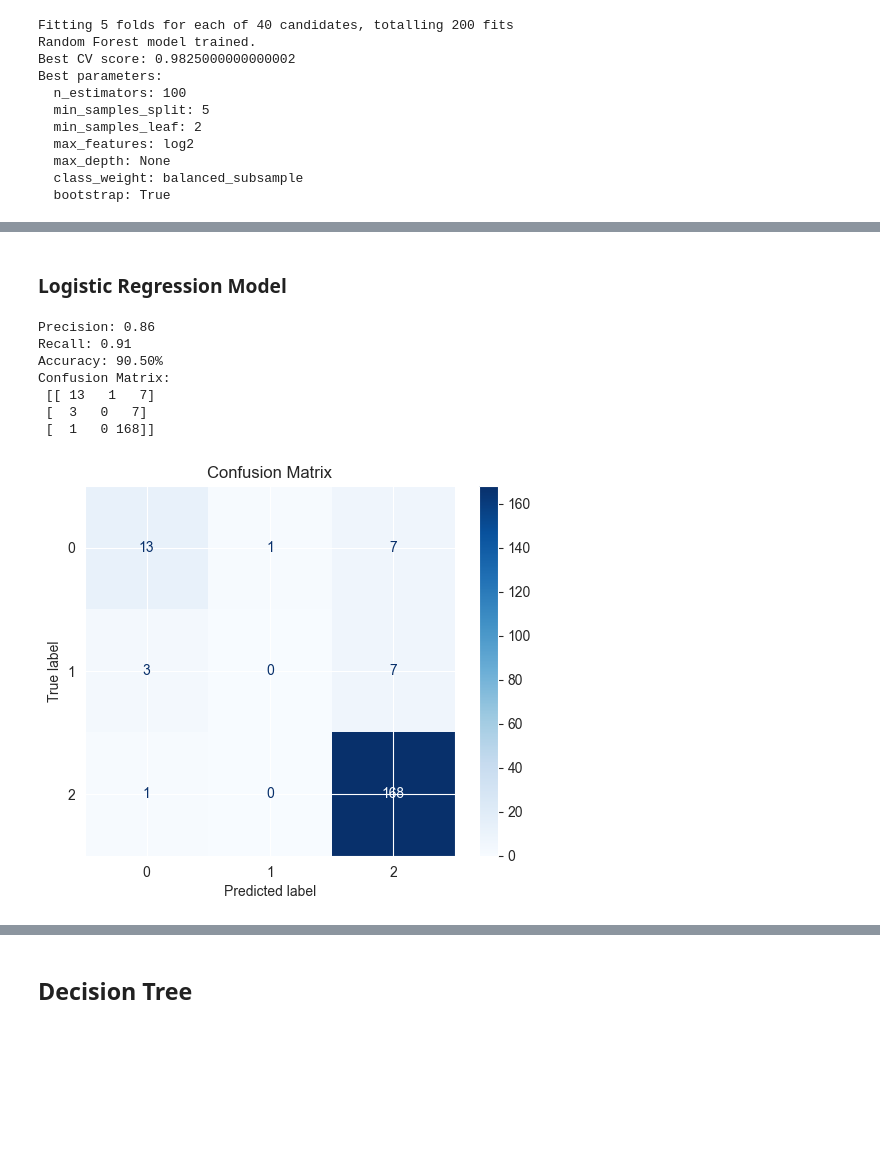
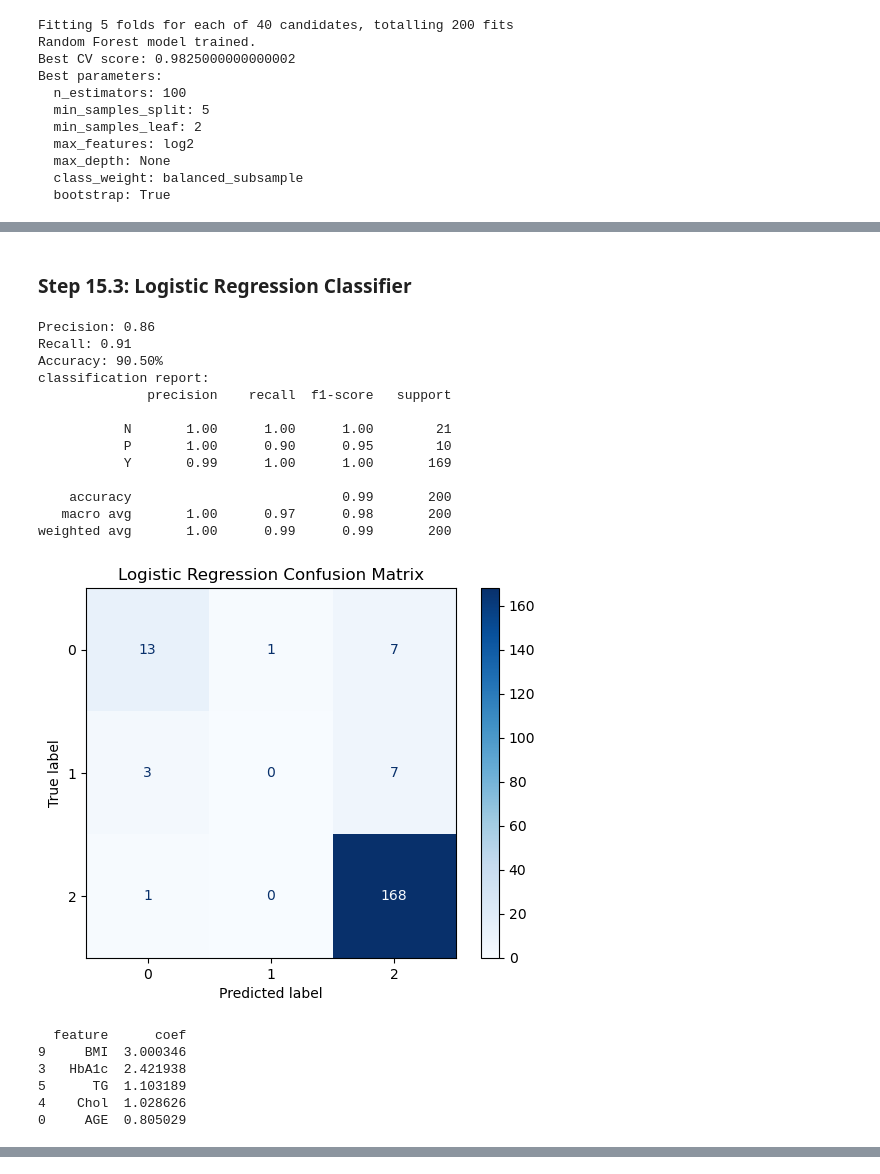
Before and after one commit to SalmaAhmad/Diabetes_Project, a Jupyter notebook: Diabetes_Project.ipynb, the cells around one changed output, grey strips where cells are left out. Drawn from its saved outputs; the diff is of its cells as text; code cells hidden in the pictures; blank space fills up the shorter version.

Commit message:
added naive bayes to notebook, and added class balancing in logistic regression

```diff
--- a/Diabetes_Project.ipynb
+++ b/Diabetes_Project.ipynb
@@ -834,36 +838,63 @@ Class Y:
 ✓ Selected k=3 based on elbow method (k=1 excluded)
 ✓ Test accuracy: 92.00%
 ✓ Good balance between model simplicity and performance
-# %% [markdown]
-### Logistic Regression Model
+# %% [markdown]
+### Step 15.3:  Logistic Regression Classifier
 # %%
 logRegModel= LogisticRegression()
 logRegModel.fit(X_train, y_train)
 
 y_pred = logRegModel.predict(X_test) # Predict class labels
 y_proba = logRegModel.predict_proba(X_test) # Predict class probabilities
 
 precision = metrics.precision_score(y_test, y_pred,  average='weighted')
 recall = metrics.recall_score(y_test, y_pred,  average='weighted')
 accuracy = metrics.accuracy_score(y_test, y_pred) * 100
 confusion_matrix = metrics.confusion_matrix(y_test, y_pred)
 print(f"Precision: {precision:.2f}")
 print(f"Recall: {recall:.2f}")
 print(f"Accuracy: {accuracy:.2f}%" )
-print("Confusion Matrix:\n", confusion_matrix )
+print ("classification report:")
+print(classification_report(y_test, y_pred_best))
 
-# Plot
+# Confusion Matrix Plot
 disp = metrics.ConfusionMatrixDisplay(confusion_matrix=confusion_matrix)
 disp.plot(cmap='Blues', values_format='d')
 
-plt.title("Confusion Matrix")
+plt.title("Logistic Regression Confusion Matrix")
 plt.show()
+
+# Feature importance
+coef_matrix = np.abs(logRegModel.coef_)
+mean_coef = np.mean(coef_matrix, axis=0)  # Average across classes
+
+importance = pd.DataFrame({
+    'feature': X.columns,
+    'coef': mean_coef
+}).sort_values('coef', ascending=False)
+
+print(importance.head())
+plt.title("Logistic Regression Feature Importance")
+sns.barplot(data=importance.head(10), x='coef', y='feature')
+plt.show()
 # %% [output]
 Precision: 0.86
 Recall: 0.91
 Accuracy: 90.50%
-Confusion Matrix:
- [[ 13   1   7]
- [  3   0   7]
- [  1   0 168]]
+classification report:
+              precision    recall  f1-score   support
+
+           N       1.00      1.00      1.00        21
+           P       1.00      0.90      0.95        10
+           Y       0.99      1.00      1.00       169
+
+    accuracy                           0.99       200
+   macro avg       1.00      0.97      0.98       200
+weighted avg       1.00      0.99      0.99       200
-[figure, old version]
+[figure, new version]
+  feature      coef
+9     BMI  3.000346
+3   HbA1c  2.421938
+5      TG  1.103189
+4    Chol  1.028626
+0     AGE  0.805029
@@ -870,2 +901,0 @@ Confusion Matrix:
-# %% [markdown]
-## Decision Tree
```
Also changed, not shown: parts of 22 cells of this notebook.
